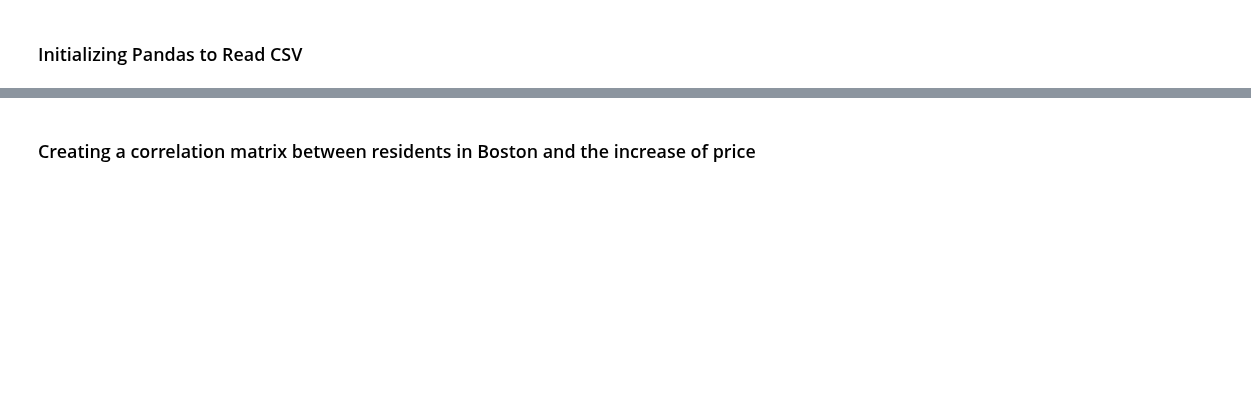
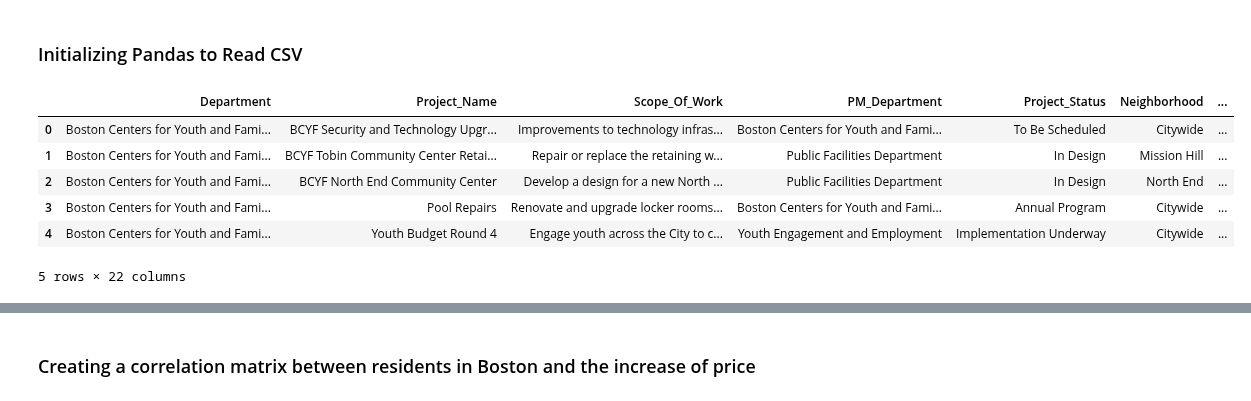
Before and after one commit to BU-Spark/ds-boston-city-budget, a Jupyter notebook: fa23-team-c/data/Tony's Extension Project/Extension Project/extension.ipynb, the cells around one changed output, grey strips where cells are left out. Drawn from its saved outputs; the diff is of its cells as text; code cells hidden in the pictures; blank space fills up the shorter version.

Commit message:
extention project edits

```diff
--- a/fa23-team-c/data/Tony's Extension Project/Extension Project/extension.ipynb
+++ b/fa23-team-c/data/Tony's Extension Project/Extension Project/extension.ipynb
@@ -3,9 +3,20 @@
 # %%
 import pandas as pd
 import numpy as np
 import matplotlib.pyplot as plt
 
 condo_price = pd.read_csv('CONDO_PRICE.csv')
 electric_price = pd.read_csv('ELECTRICITY_PRICE.csv')
 home_price = pd.read_csv('BOSTONHOME_PRICE.csv')
 resident_pop = pd.read_csv('RESIDENT_POPULATION.csv')
+capital_data = pd.read_csv('fy24-capital-budget-plan-recommended.csv')
+
+capital_data.head()
+# %% [output]
+|  | Department | Project_Name | Scope_Of_Work | PM_Department | Project_Status | Neighborhood | ... |
+| 0 | Boston Centers for Youth and Fami... | BCYF Security and Technology Upgr... | Improvements to technology infras... | Boston Centers for Youth and Fami... | To Be Scheduled | Citywide | ... |
+| 1 | Boston Centers for Youth and Fami... | BCYF Tobin Community Center Retai... | Repair or replace the retaining w... | Public Facilities Department | In Design | Mission Hill | ... |
+| 2 | Boston Centers for Youth and Fami... | BCYF North End Community Center | Develop a design for a new North ... | Public Facilities Department | In Design | North End | ... |
+| 3 | Boston Centers for Youth and Fami... | Pool Repairs | Renovate and upgrade locker rooms... | Boston Centers for Youth and Fami... | Annual Program | Citywide | ... |
+| 4 | Boston Centers for Youth and Fami... | Youth Budget Round 4 | Engage youth across the City to c... | Youth Engagement and Employment | Implementation Underway | Citywide | ... |
+5 rows × 22 columns
```
Also changed, not shown: parts of 2 cells of this notebook, 1 other file.
